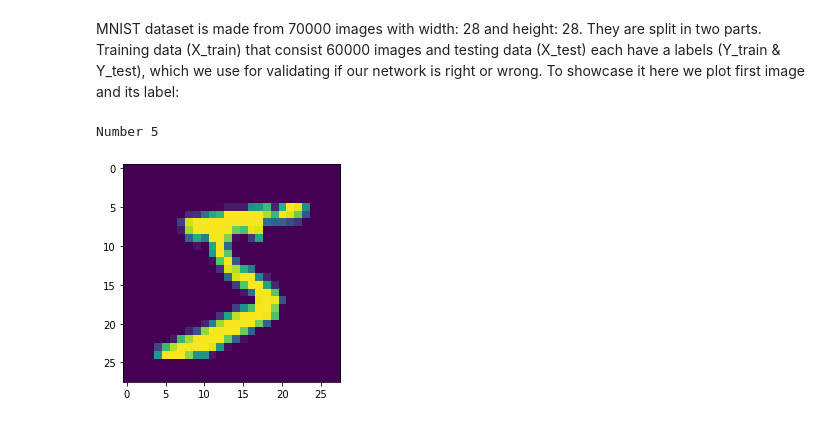
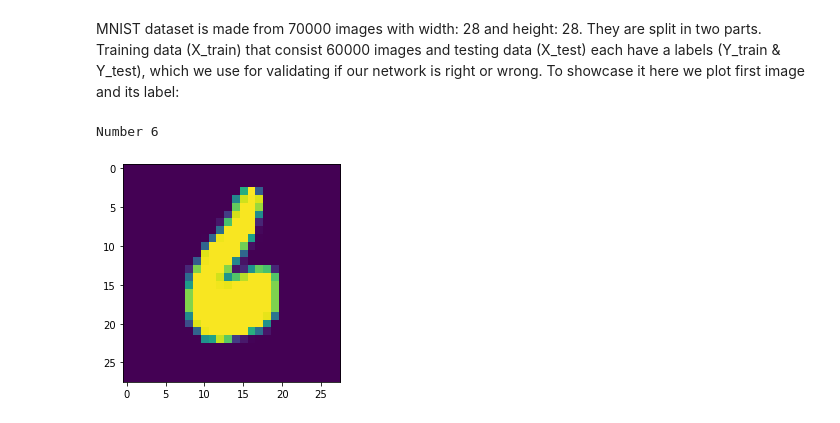
Before and after one commit to ludius0/my-blog, a Jupyter notebook: _notebooks/2020-12-05-First-blog-(test).ipynb, the cells around one changed output. Cells and saved outputs as stored; diff of their text form; code cells hidden in the pictures.

```diff
--- a/_notebooks/2020-12-05-First-blog-(test).ipynb
+++ b/_notebooks/2020-12-05-First-blog-(test).ipynb
@@ -53,9 +53,9 @@ X_train.shape, Y_train.shape, X_test.shape, Y_test.shape
 # %% [markdown]
 MNIST dataset is made from 70000 images with width: 28 and height: 28. They are split in two parts. Training data (X_train) that consist 60000 images and testing data (X_test) each have a labels (Y_train & Y_test), which we use for validating if our network is right or wrong. To showcase it here we plot first image and its label:
 # %%
-select = 0
+select = 1337
 plt.imshow(X_train[select])
 print(f"Number {Y_train[select]}")
 # %% [output]
-Number 5
+Number 6
-[figure, old version]
+[figure, new version]
```
Also changed, not shown: parts of 3 cells of this notebook.
